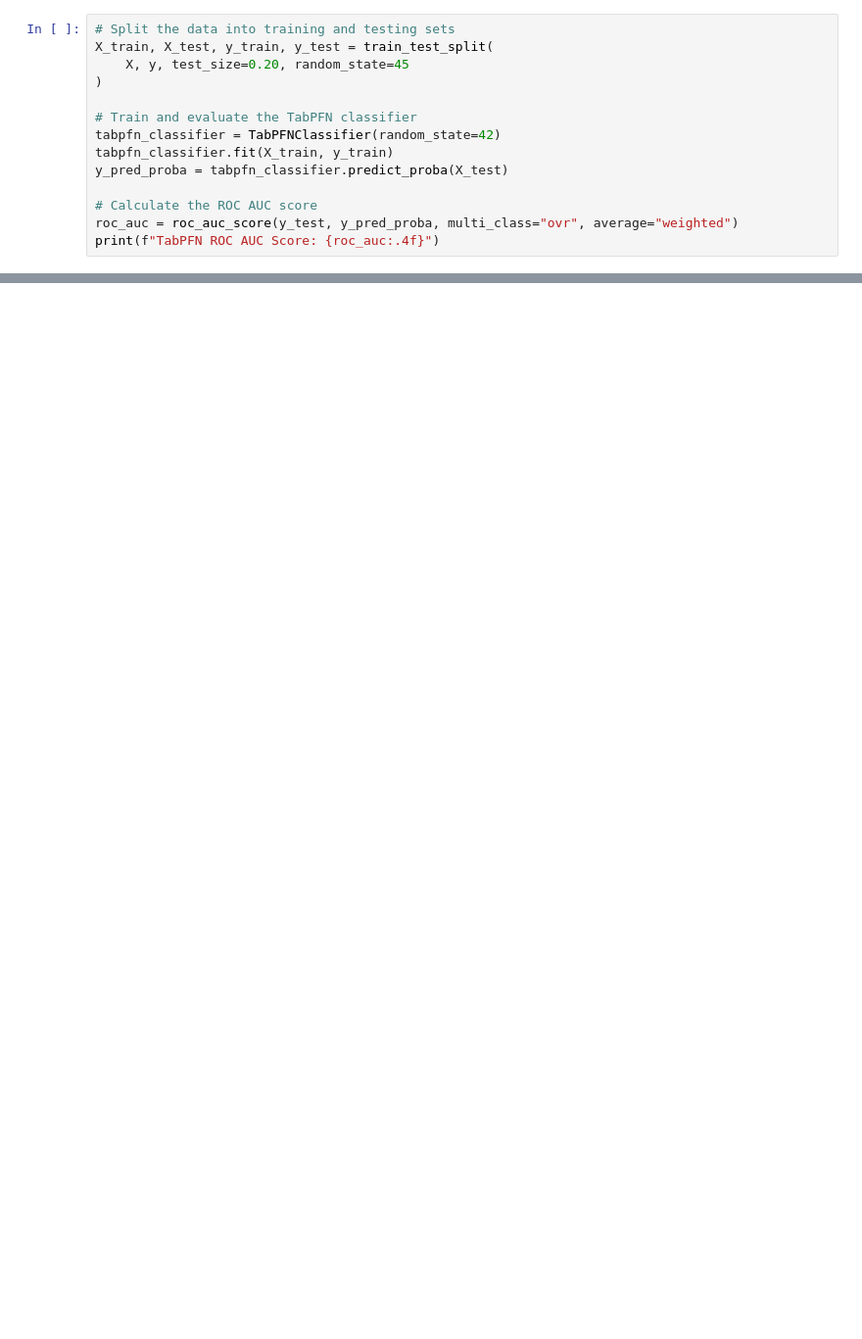
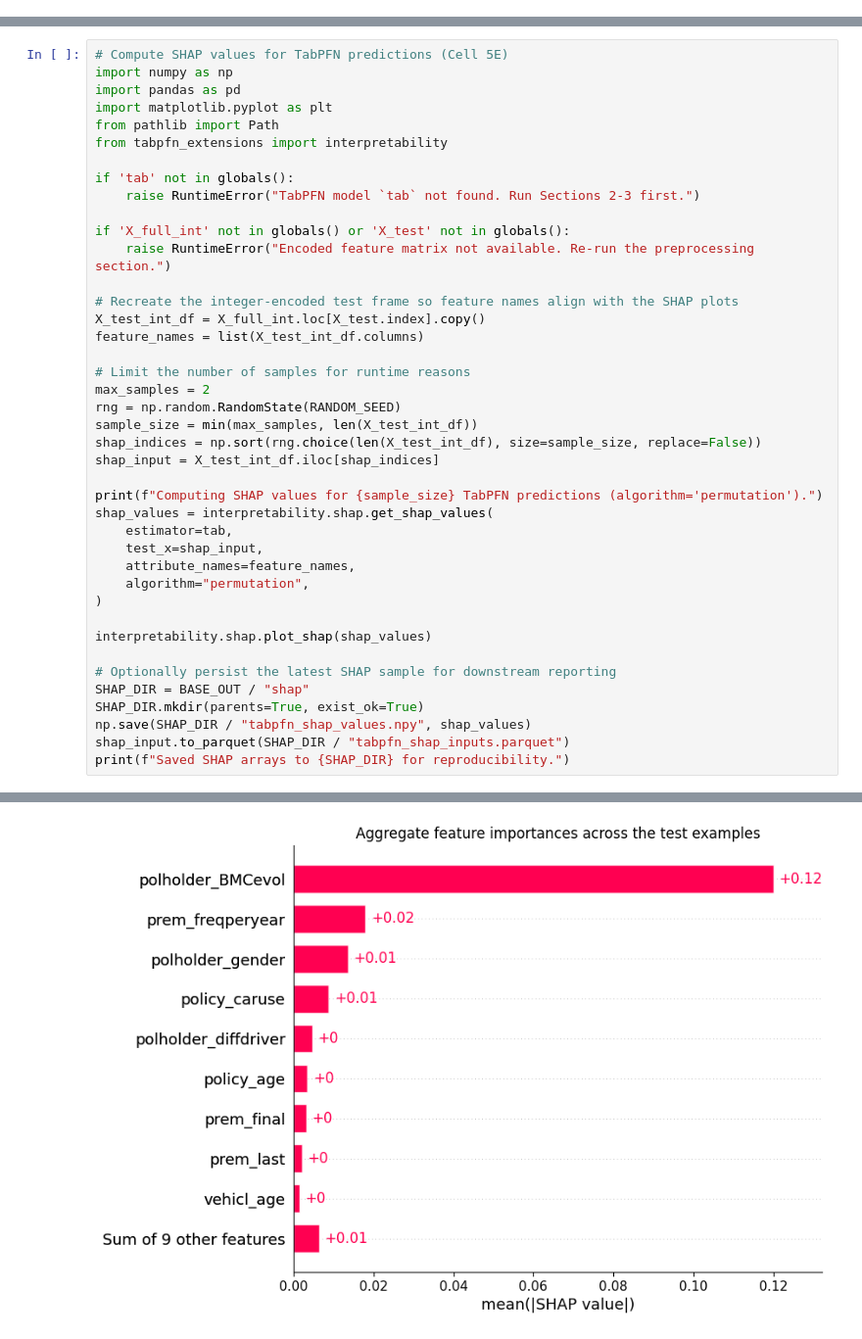
Before and after one commit to IFoA-ADSWP/TabPFN, a Jupyter notebook: BaselineExperiments/baselining_notebook.ipynb, the cells around one changed output, grey strips where cells are left out. Shown at 98% size. Drawn from its saved outputs; the diff is of its cells as text; blank space fills up the shorter version.

```diff
--- a/BaselineExperiments/baselining_notebook.ipynb
+++ b/BaselineExperiments/baselining_notebook.ipynb
@@ -255,14 +188,0 @@ data load OK
-# %%
-# Split the data into training and testing sets
-X_train, X_test, y_train, y_test = train_test_split(
-    X, y, test_size=0.20, random_state=45
-)
-
-# Train and evaluate the TabPFN classifier
-tabpfn_classifier = TabPFNClassifier(random_state=42)
-tabpfn_classifier.fit(X_train, y_train)
-y_pred_proba = tabpfn_classifier.predict_proba(X_test)
-
-# Calculate the ROC AUC score
-roc_auc = roc_auc_score(y_test, y_pred_proba, multi_class="ovr", average="weighted")
-print(f"TabPFN ROC AUC Score: {roc_auc:.4f}")
@@ -378,0 +2054,42 @@ Post-finetune TabPFN ROC AUC: 0.6897
+# %%
+# Compute SHAP values for TabPFN predictions (Cell 5E)
+import numpy as np
+import pandas as pd
+import matplotlib.pyplot as plt
+from pathlib import Path
+from tabpfn_extensions import interpretability
+
+if 'tab' not in globals():
+    raise RuntimeError("TabPFN model `tab` not found. Run Sections 2-3 first.")
+
+if 'X_full_int' not in globals() or 'X_test' not in globals():
+    raise RuntimeError("Encoded feature matrix not available. Re-run the preprocessing section.")
+
+# Recreate the integer-encoded test frame so feature names align with the SHAP plots
+X_test_int_df = X_full_int.loc[X_test.index].copy()
+feature_names = list(X_test_int_df.columns)
+
+# Limit the number of samples for runtime reasons
+max_samples = 2
+rng = np.random.RandomState(RANDOM_SEED)
+sample_size = min(max_samples, len(X_test_int_df))
+shap_indices = np.sort(rng.choice(len(X_test_int_df), size=sample_size, replace=False))
+shap_input = X_test_int_df.iloc[shap_indices]
+
+print(f"Computing SHAP values for {sample_size} TabPFN predictions (algorithm='permutation').")
+shap_values = interpretability.shap.get_shap_values(
+    estimator=tab,
+    test_x=shap_input,
+    attribute_names=feature_names,
+    algorithm="permutation",
+)
+
+interpretability.shap.plot_shap(shap_values)
+
+# Optionally persist the latest SHAP sample for downstream reporting
+SHAP_DIR = BASE_OUT / "shap"
+SHAP_DIR.mkdir(parents=True, exist_ok=True)
+np.save(SHAP_DIR / "tabpfn_shap_values.npy", shap_values)
+shap_input.to_parquet(SHAP_DIR / "tabpfn_shap_inputs.parquet")
+print(f"Saved SHAP arrays to {SHAP_DIR} for reproducibility.")
+# %% [output]
@@ -378,0 +2098 @@ Post-finetune TabPFN ROC AUC: 0.6897
+[figure, added]
```
Also changed, not shown: parts of 41 cells of this notebook, 1 other file.
